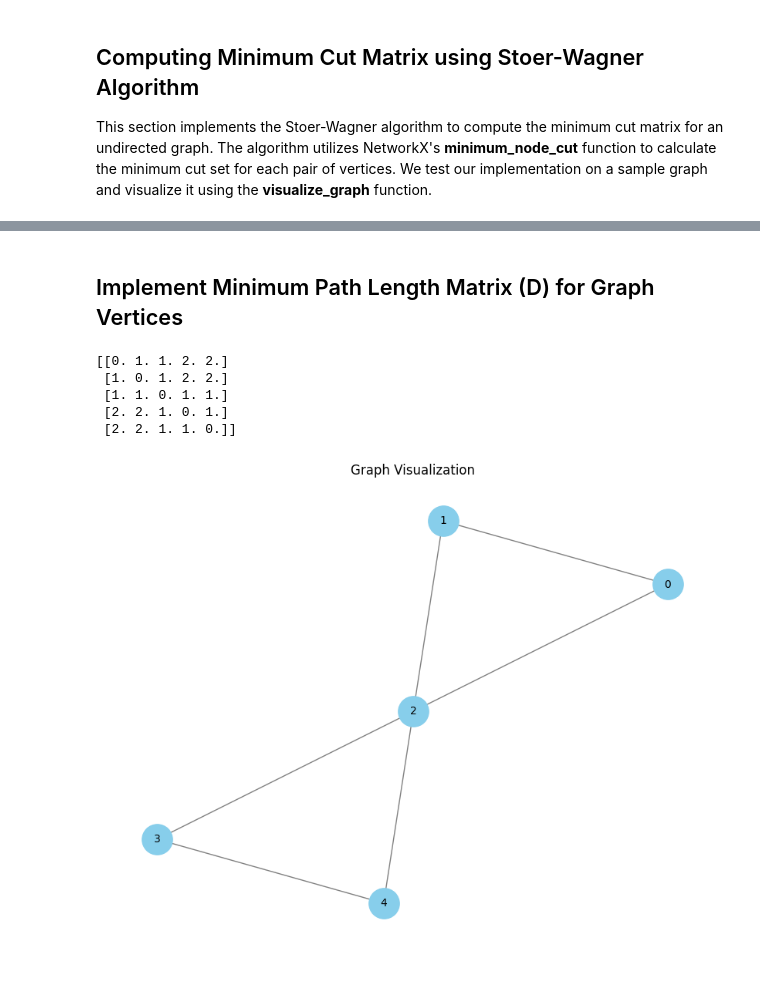
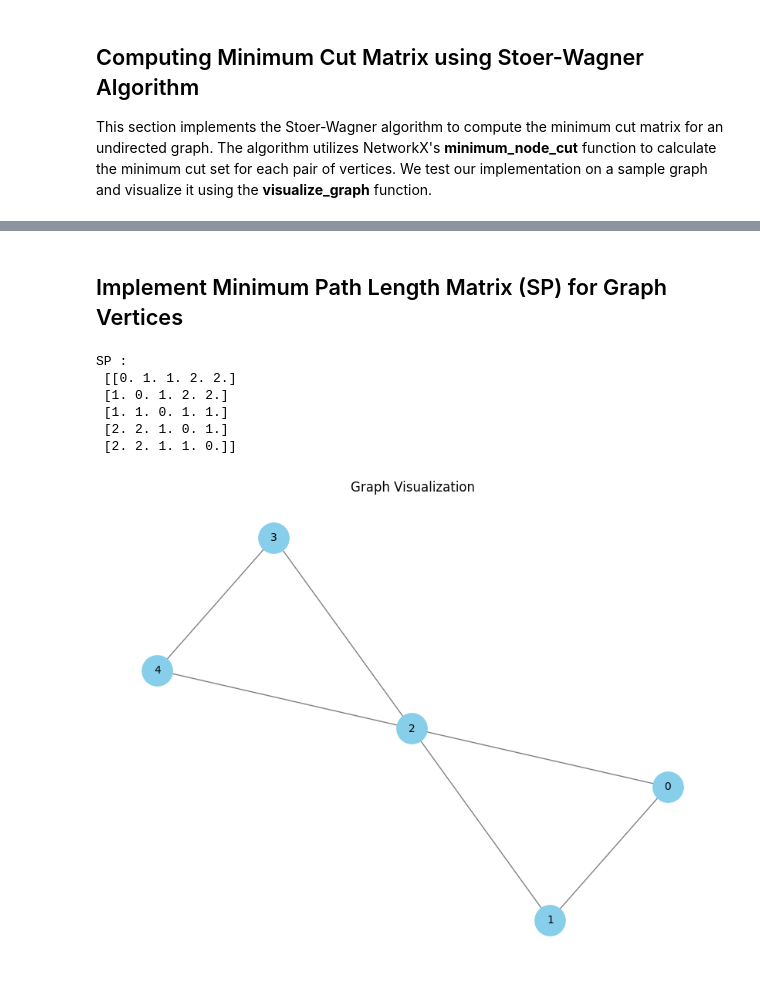
Before and after one commit to behrangEhi/complex-network, a Jupyter notebook: link_prediction_algorithms.ipynb, the cells around one changed output, grey strips where cells are left out. Drawn from its saved outputs; the diff is of its cells as text; code cells hidden in the pictures.

```diff
--- a/link_prediction_algorithms.ipynb
+++ b/link_prediction_algorithms.ipynb
@@ -154,5 +157,5 @@ visualize_graph(G3)
 # %% [markdown]
-## Implement Minimum Path Length Matrix (D) for Graph Vertices
+## Implement Minimum Path Length Matrix (SP) for Graph Vertices
 # %%
 def min_path_length_matrix(G):
     """
@@ -161,34 +164,35 @@ def min_path_length_matrix(G):
     Args:
         G (nx.Graph): The input graph.
 
     Returns:
         np.ndarray: The minimum path length matrix D.
     """
     n = G.number_of_nodes()
     D = np.zeros((n, n))
 
     for u in range(n):
         for v in range(n):
             # Use Dijkstra's shortest path algorithm to find the shortest path length
             shortest_path_length = nx.shortest_path_length(G, source=u, target=v)
             D[u, v] = shortest_path_length
             D[v, u] = shortest_path_length  # Symmetric matrix
 
     return D
 
 # Create a sample graph
 G4 = nx.Graph()
 G4.add_edges_from([(0, 1), (1, 2), (2, 3), (0, 2), (4, 2), (4, 3)])
 
-D = min_path_length_matrix(G4)
+SP = min_path_length_matrix(G4)
 
 # Print the minimum cut matrix
-print(D)
+print(f"SP : \n {SP}")
 visualize_graph(G4)
 # %% [output]
-[[0. 1. 1. 2. 2.]
+SP :
+ [[0. 1. 1. 2. 2.]
  [1. 0. 1. 2. 2.]
  [1. 1. 0. 1. 1.]
  [2. 2. 1. 0. 1.]
  [2. 2. 1. 1. 0.]]
-[figure, old version]
+[figure, new version]
```
Also changed, not shown: parts of 5 cells of this notebook.
